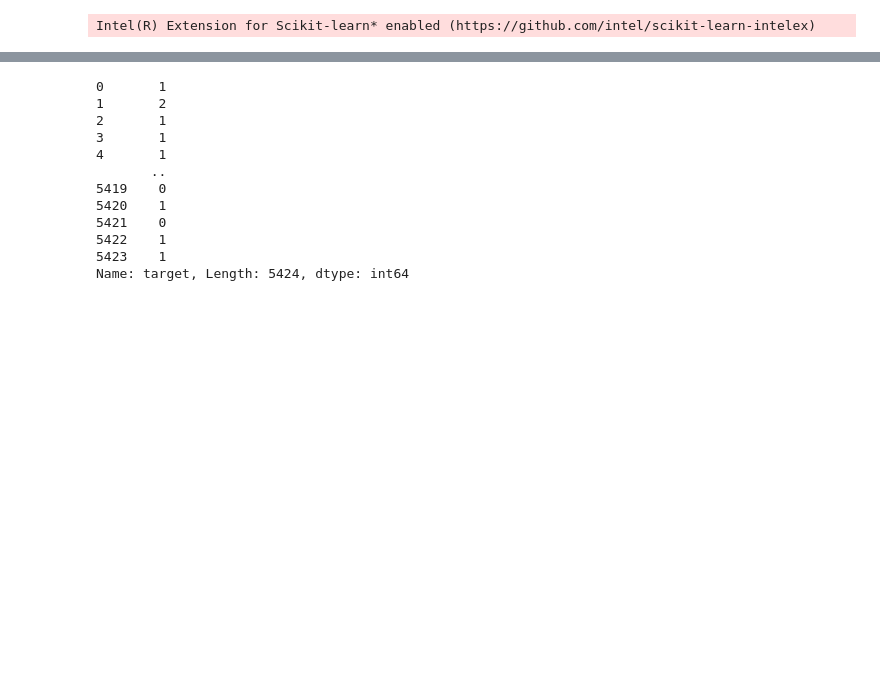
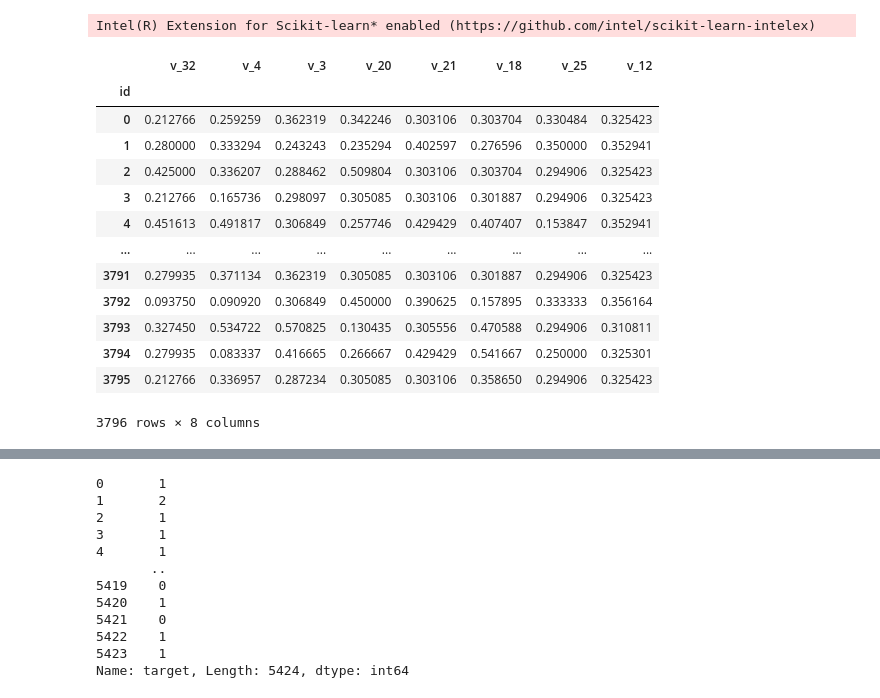
Before and after one commit to risan-raja/sdpiit, a Jupyter notebook: notebooks/ML_build.ipynb, the cells around one changed output, grey strips where cells are left out. Cells and saved outputs as stored; diff of their text form; code cells hidden in the pictures; blank space fills up the shorter version.

```diff
--- a/notebooks/ML_build.ipynb
+++ b/notebooks/ML_build.ipynb
@@ -493,27 +493,28 @@ class evaluate_model:
                     print('-'*20)
             print('#'*100)
 # %%
-labels = pd.get_dummies(bs.target)
+labels = pd.get_dummies(final_data_indvl_test.target)
 target_classes = list(labels.columns)
 # transformed_nominal = pd.DataFrame()
+nominal_data_indvl_transformed = final_data_indvl_test.loc[:,nominal]
 tr_nom_db = []
 for t_c in target_classes:
     te = TargetEncoder(cols=nominal)
-    tmp = te.fit_transform(test1_nominal,labels[t_c])
-    tr_nom_db.append((transformed_nominal,labels[t_c]))
-# RFECV()
-
-# transformed_nominal.columns
-# from helpers.wrappers import PolynomialWrapper as pw
-# pw_te = pw(te)
-# del te_nominal_data
-# pw_te.
-# test1_nominal
-
-# pw_te.fit(test1_nominal, bs.target)
-# te_nom_mstr = pw_te.fit_transform(test1_nominal, pd.get_dummies(bs.target))
-# te_nominal_data = pw_te.fit_transform(test1_nominal.loc[:,nominal],bs.target)
-# pwt_data['target'] = final_data.target
-# pwt_data
-# te_nom_mstr.columns
-# te_nominal_data
+    tmp = te.fit_transform(nominal_data_indvl_transformed, labels[t_c])
+    tr_nom_db.append((tmp,labels[t_c]))
+# tr_nom_db[0][0]
+# %% [output]
+|  | v_32 | v_4 | v_3 | v_20 | v_21 | v_18 | v_25 | v_12 |
+| id |  |  |  |  |  |  |  |  |
+| 0 | 0.212766 | 0.259259 | 0.362319 | 0.342246 | 0.303106 | 0.303704 | 0.330484 | 0.325423 |
+| 1 | 0.280000 | 0.333294 | 0.243243 | 0.235294 | 0.402597 | 0.276596 | 0.350000 | 0.352941 |
+| 2 | 0.425000 | 0.336207 | 0.288462 | 0.509804 | 0.303106 | 0.303704 | 0.294906 | 0.325423 |
+| 3 | 0.212766 | 0.165736 | 0.298097 | 0.305085 | 0.303106 | 0.301887 | 0.294906 | 0.325423 |
+| 4 | 0.451613 | 0.491817 | 0.306849 | 0.257746 | 0.429429 | 0.407407 | 0.153847 | 0.352941 |
+| ... | ... | ... | ... | ... | ... | ... | ... | ... |
+| 3791 | 0.279935 | 0.371134 | 0.362319 | 0.305085 | 0.303106 | 0.301887 | 0.294906 | 0.325423 |
+| 3792 | 0.093750 | 0.090920 | 0.306849 | 0.450000 | 0.390625 | 0.157895 | 0.333333 | 0.356164 |
+| 3793 | 0.327450 | 0.534722 | 0.570825 | 0.130435 | 0.305556 | 0.470588 | 0.294906 | 0.310811 |
+| 3794 | 0.279935 | 0.083337 | 0.416665 | 0.266667 | 0.429429 | 0.541667 | 0.250000 | 0.325301 |
+| 3795 | 0.212766 | 0.336957 | 0.287234 | 0.305085 | 0.303106 | 0.358650 | 0.294906 | 0.325423 |
+3796 rows × 8 columns
```
Also changed, not shown: parts of 8 cells of this notebook.
